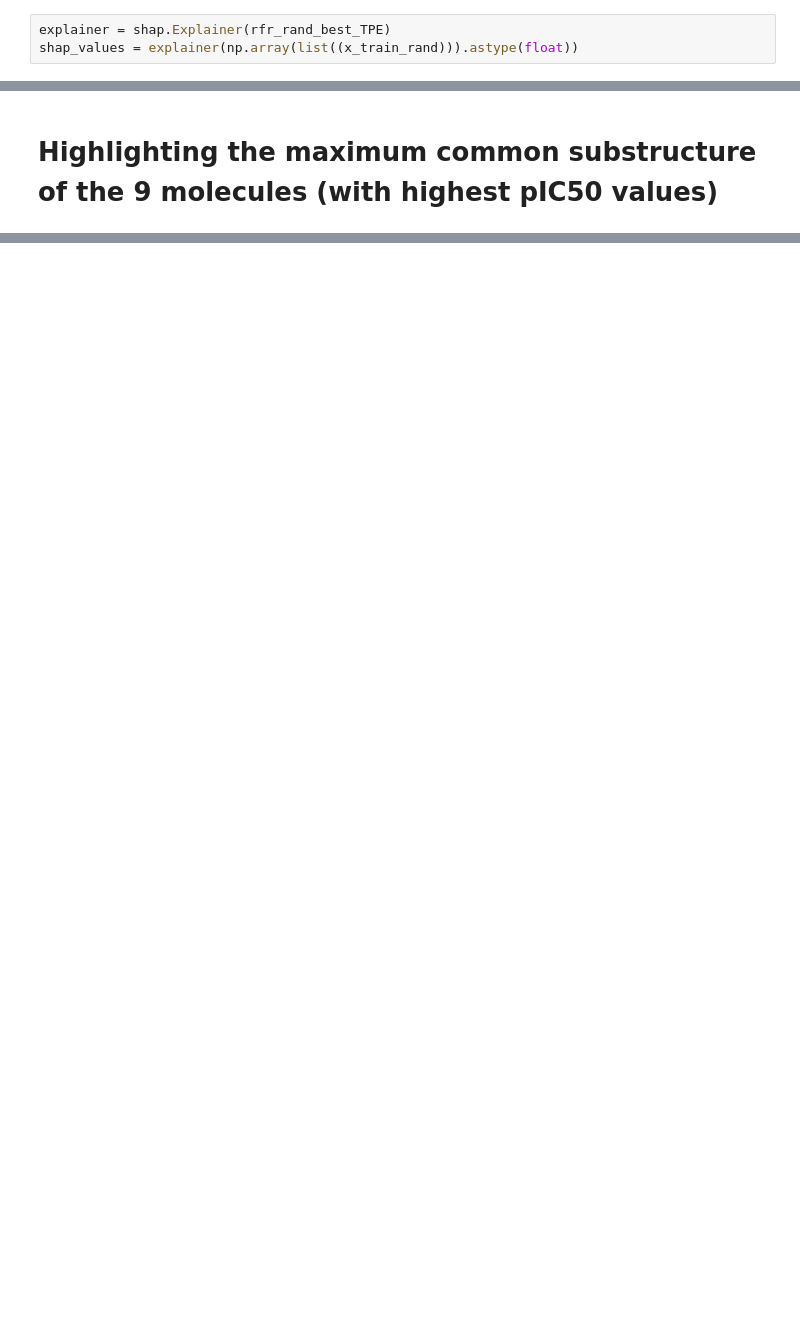
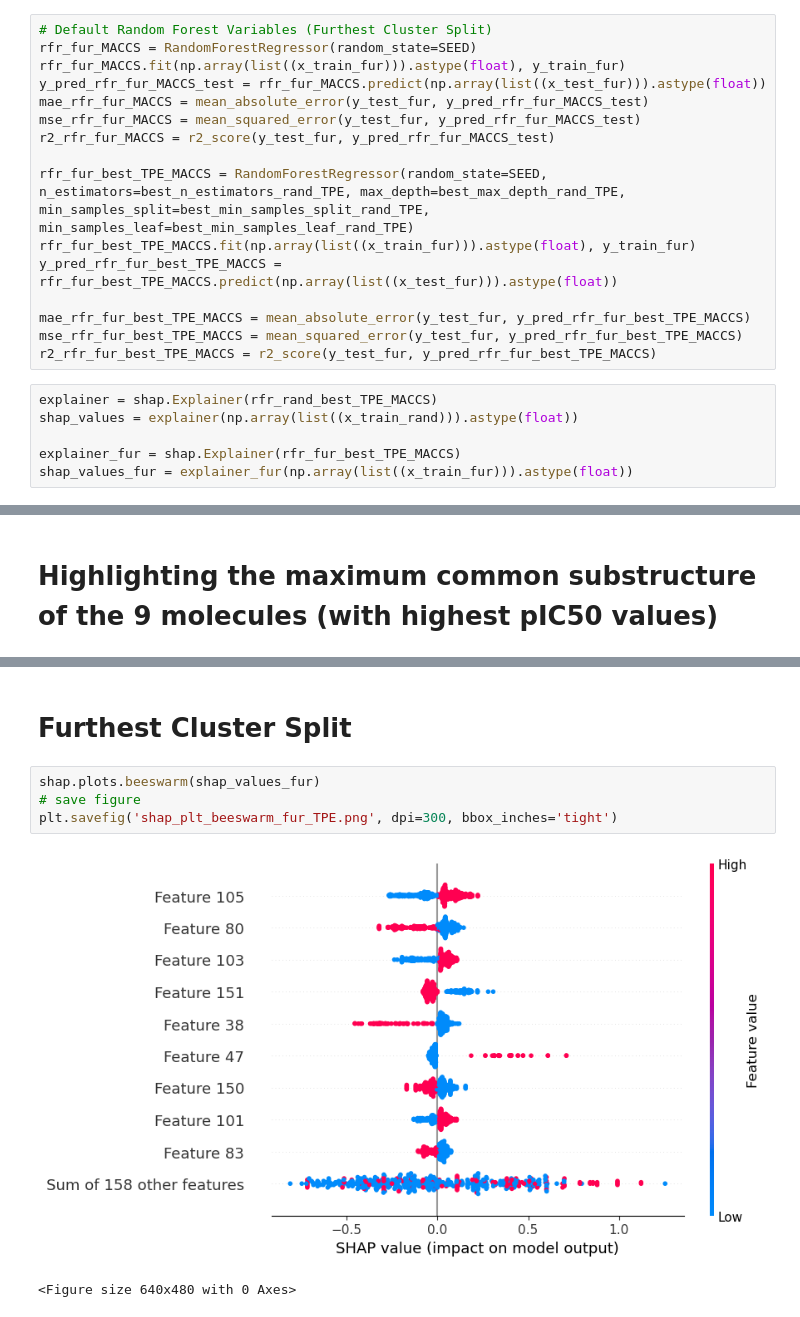
Before and after one commit to ASarriJackson/SummerProject, a Jupyter notebook: Shapely/Shapely_regression.ipynb, the cells around one changed output, grey strips where cells are left out. Saved outputs shown, nothing was run; the diff lists cells and outputs as text; blank space fills up the shorter version.

```diff
--- a/Shapely/Shapely_regression.ipynb
+++ b/Shapely/Shapely_regression.ipynb
@@ -85,6 +56,25 @@ r2_rfr_rand_best_TPE = r2_score(y_test_rand, y_pred_rfr_rand_best_TPE)
+# %%
+# Default Random Forest Variables (Furthest Cluster Split)
+rfr_fur_MACCS = RandomForestRegressor(random_state=SEED)
+rfr_fur_MACCS.fit(np.array(list((x_train_fur))).astype(float), y_train_fur)
+y_pred_rfr_fur_MACCS_test = rfr_fur_MACCS.predict(np.array(list((x_test_fur))).astype(float))
+mae_rfr_fur_MACCS = mean_absolute_error(y_test_fur, y_pred_rfr_fur_MACCS_test)
+mse_rfr_fur_MACCS = mean_squared_error(y_test_fur, y_pred_rfr_fur_MACCS_test)
+r2_rfr_fur_MACCS = r2_score(y_test_fur, y_pred_rfr_fur_MACCS_test)
+
+rfr_fur_best_TPE_MACCS = RandomForestRegressor(random_state=SEED, n_estimators=best_n_estimators_rand_TPE, max_depth=best_max_depth_rand_TPE, min_samples_split=best_min_samples_split_rand_TPE, min_samples_leaf=best_min_samples_leaf_rand_TPE)
+rfr_fur_best_TPE_MACCS.fit(np.array(list((x_train_fur))).astype(float), y_train_fur)
+y_pred_rfr_fur_best_TPE_MACCS = rfr_fur_best_TPE_MACCS.predict(np.array(list((x_test_fur))).astype(float))
+
+mae_rfr_fur_best_TPE_MACCS = mean_absolute_error(y_test_fur, y_pred_rfr_fur_best_TPE_MACCS)
+mse_rfr_fur_best_TPE_MACCS = mean_squared_error(y_test_fur, y_pred_rfr_fur_best_TPE_MACCS)
+r2_rfr_fur_best_TPE_MACCS = r2_score(y_test_fur, y_pred_rfr_fur_best_TPE_MACCS)
 # %%
-explainer = shap.Explainer(rfr_rand_best_TPE)
+explainer = shap.Explainer(rfr_rand_best_TPE_MACCS)
 shap_values = explainer(np.array(list((x_train_rand))).astype(float))
+
+explainer_fur = shap.Explainer(rfr_fur_best_TPE_MACCS)
+shap_values_fur = explainer_fur(np.array(list((x_train_fur))).astype(float))
 # %%
 np.shape(shap_values.values)
 #MACCS keys are 166bit structural key descriptors
@@ -237,0 +318,9 @@ view_structures(mol3Ds, w=300, h=300, columns=3)
+# %% [markdown]
+# Furthest Cluster Split
+# %%
+shap.plots.beeswarm(shap_values_fur)
+# save figure
+plt.savefig('shap_plt_beeswarm_fur_TPE.png', dpi=300, bbox_inches='tight')
+# %% [output]
+[figure, added]
+<Figure size 640x480 with 0 Axes>
```
Also changed, not shown: parts of 18 cells of this notebook, 11 other files.
